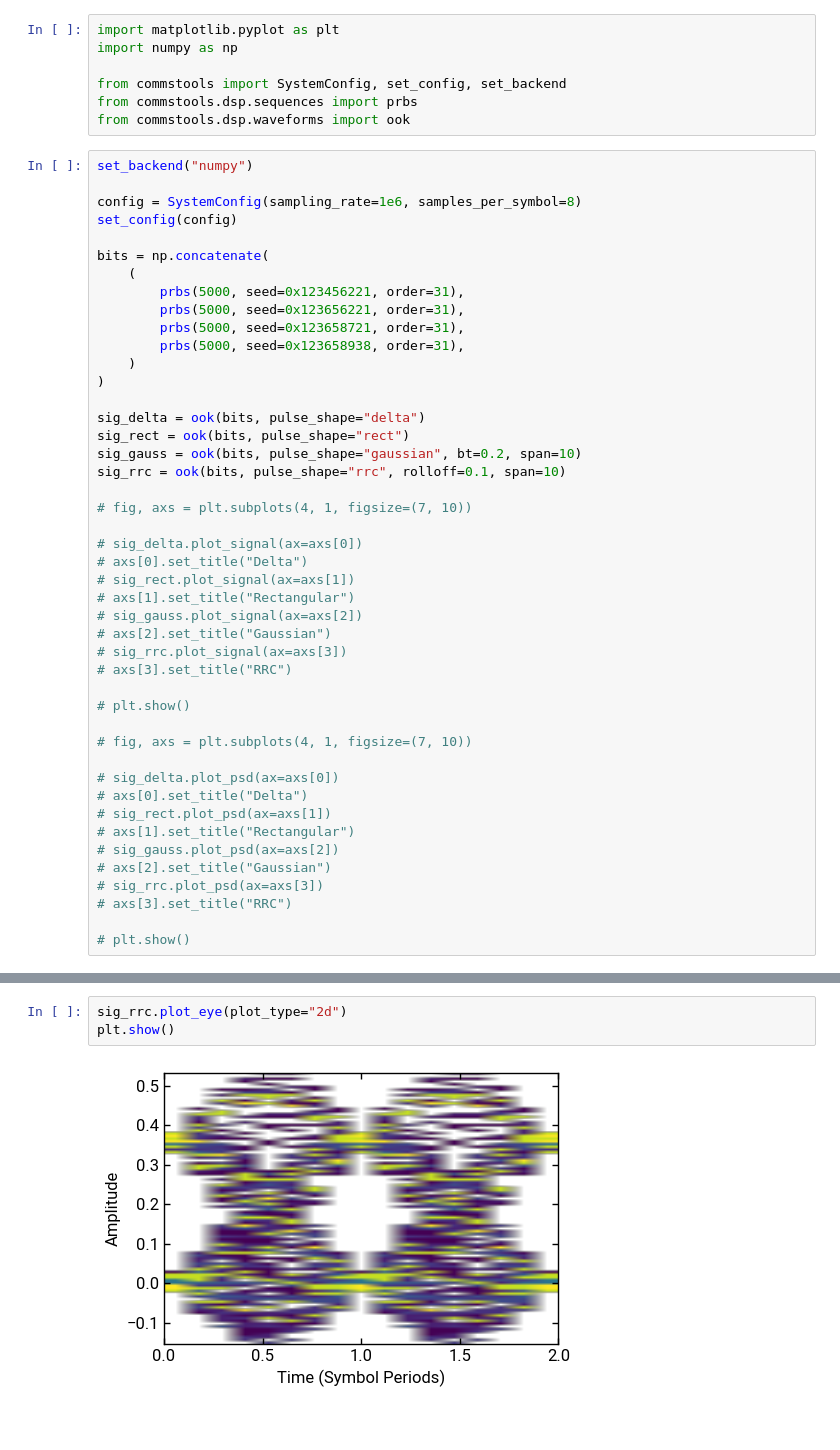
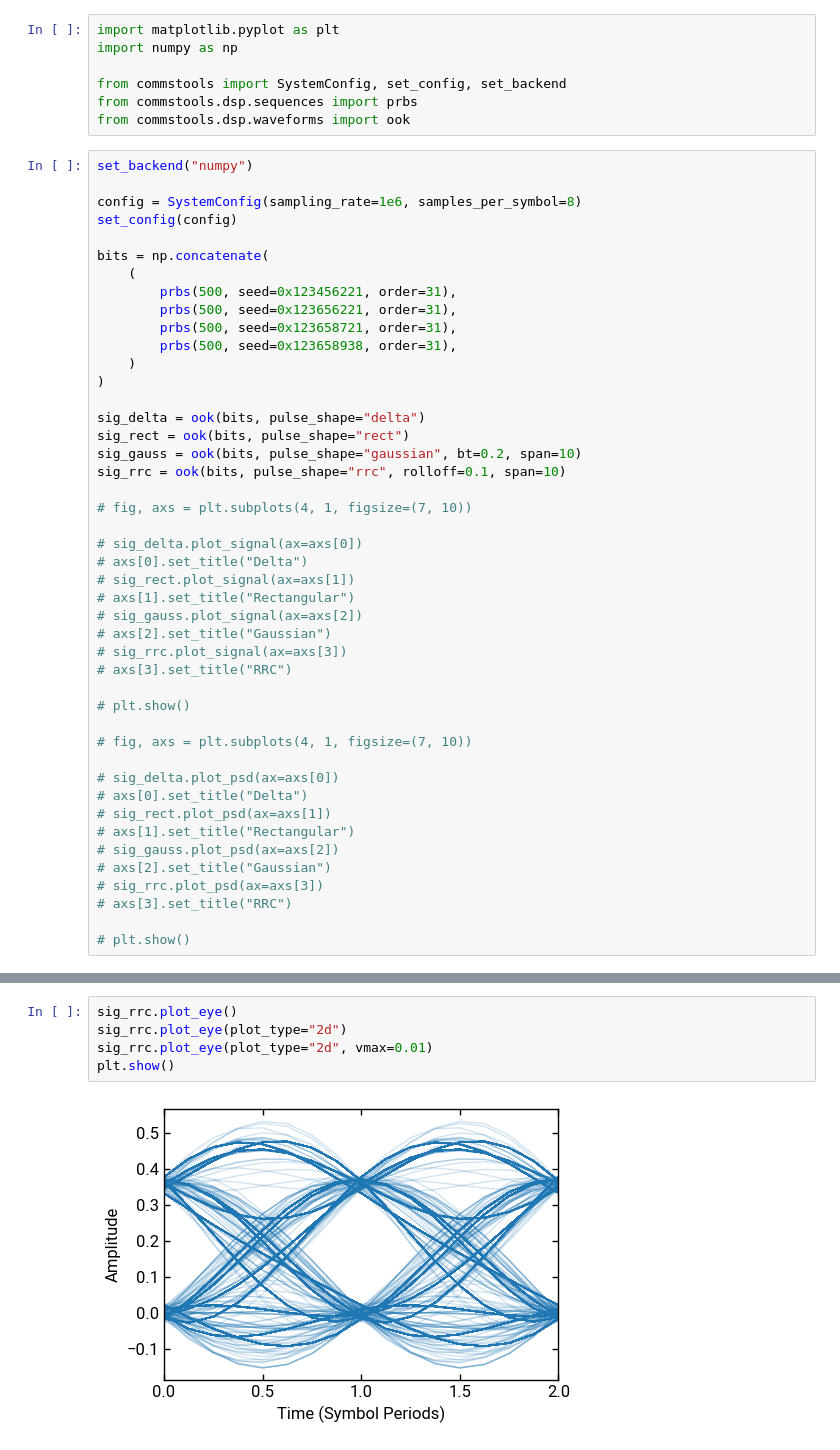
Before and after one commit to lokgar/commstools, a Jupyter notebook: examples/00-basics.ipynb, the cells around one changed output, grey strips where cells are left out. Cells and saved outputs as stored; diff of their text form.

```diff
--- a/examples/00-basics.ipynb
+++ b/examples/00-basics.ipynb
@@ -167,10 +13,10 @@ set_config(config)
 
 bits = np.concatenate(
     (
-        prbs(5000, seed=0x123456221, order=31),
-        prbs(5000, seed=0x123656221, order=31),
-        prbs(5000, seed=0x123658721, order=31),
-        prbs(5000, seed=0x123658938, order=31),
+        prbs(500, seed=0x123456221, order=31),
+        prbs(500, seed=0x123656221, order=31),
+        prbs(500, seed=0x123658721, order=31),
+        prbs(500, seed=0x123658938, order=31),
     )
 )
 
@@ -212,5 +53,7 @@ plt.show()
 # %%
+sig_rrc.plot_eye()
 sig_rrc.plot_eye(plot_type="2d")
+sig_rrc.plot_eye(plot_type="2d", vmax=0.01)
 plt.show()
 # %% [output]
-[figure, old version]
+[figure, new version]
```
Also changed, not shown: parts of 13 cells of this notebook, 6 other files.
